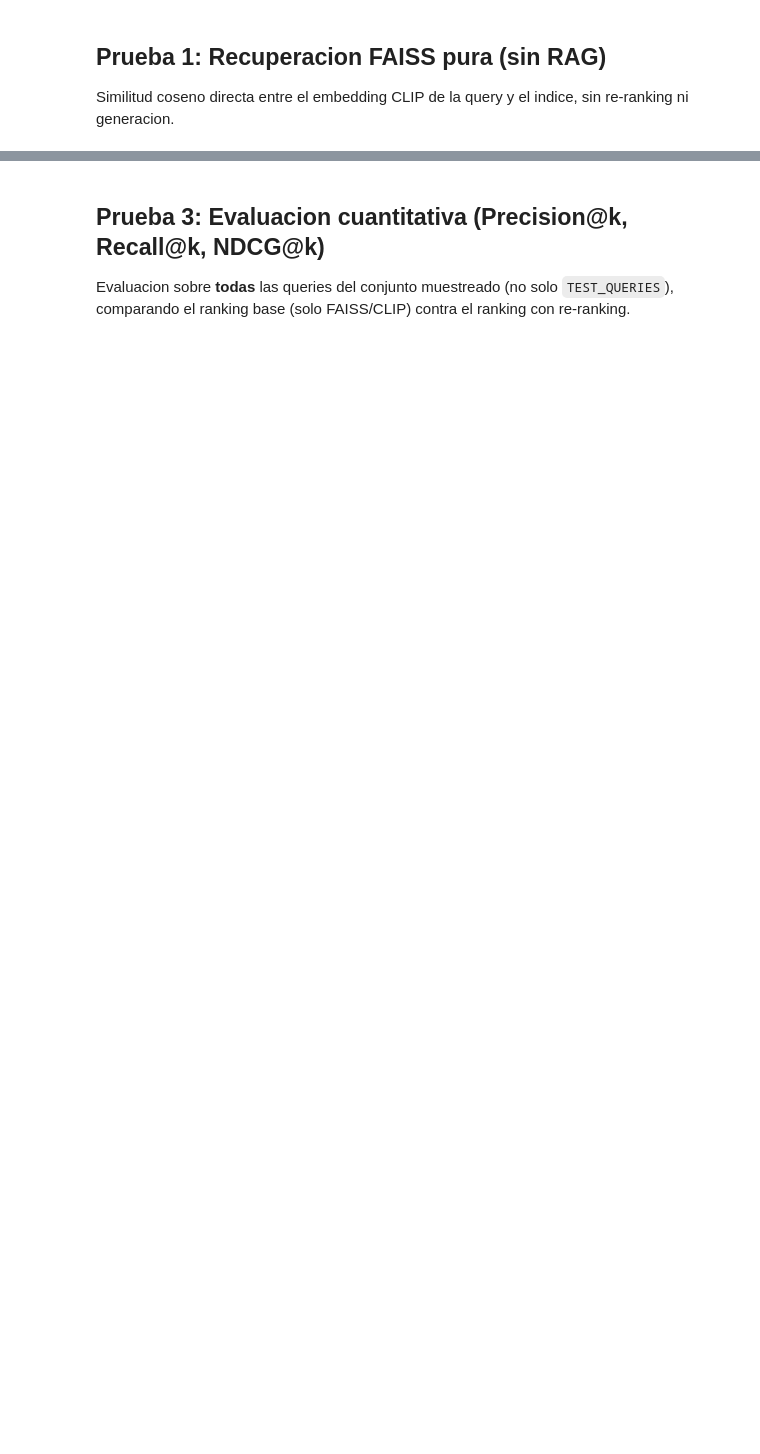
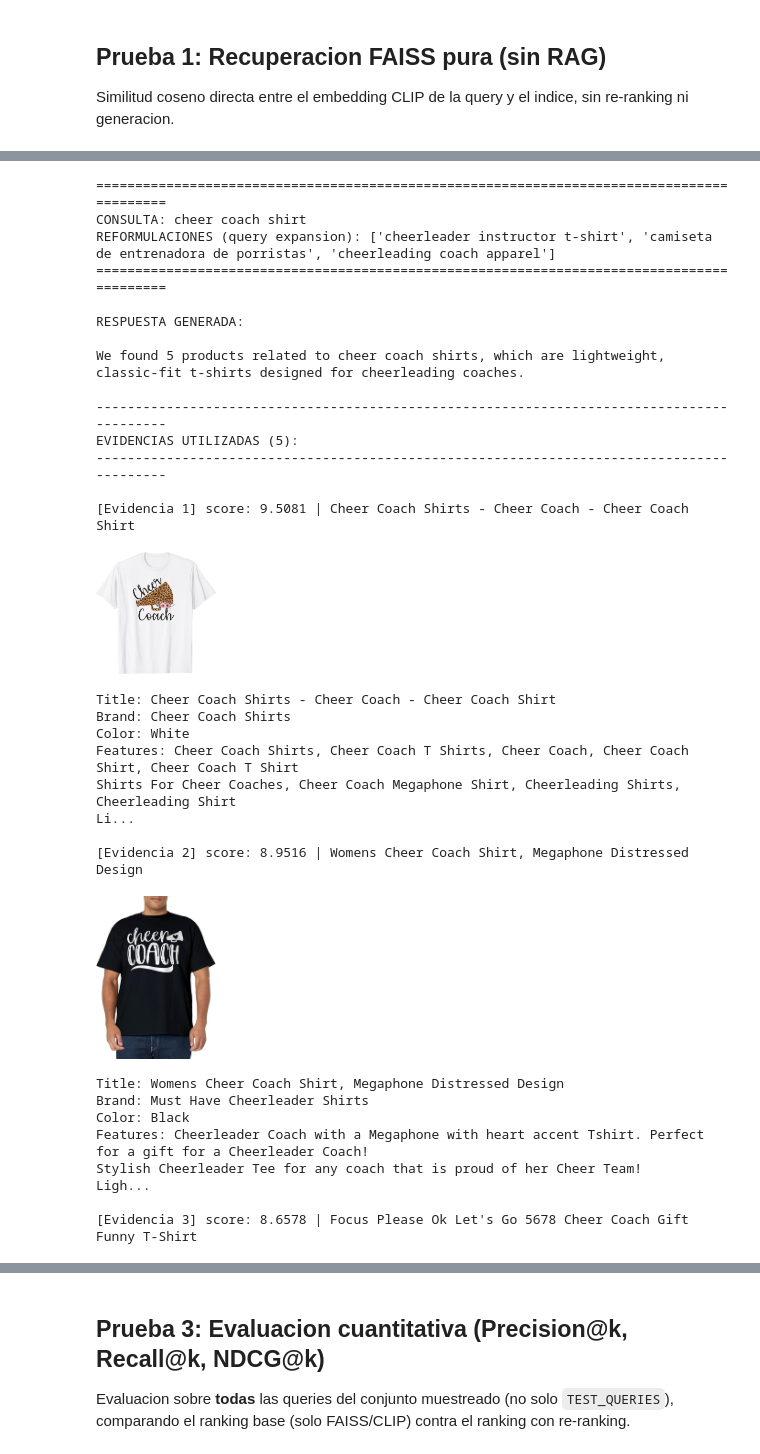
Before and after one commit to auber-8a/Sistema-de-Recuperaci-n-de-Informaci-n-Multimodal-con-RAG, a Jupyter notebook: proyecto_rag_multimodal.ipynb, the cells around one changed output, grey strips where cells are left out. Drawn from its saved outputs; the diff is of its cells as text; code cells hidden in the pictures; blank space fills up the shorter version.

```diff
--- a/proyecto_rag_multimodal.ipynb
+++ b/proyecto_rag_multimodal.ipynb
@@ -50,8 +62,9 @@ joined.head(3)
 # %%
-from src.corpus_builder import build_corpus
+from src.corpus_builder import construir_corpus
 
-# force_rebuild=False reutiliza el corpus ya construido en data/processed/ si existe
-products, qrels_sample = build_corpus(force_rebuild=False)
+# force_rebuild=False reutiliza el corpus ya construido en data/processed/ si existe.
+# construir_corpus() muestrea queries, arma la tabla de productos y descarga sus imagenes.
+products, qrels_sample = construir_corpus(force_rebuild=False)
 
 print("Productos en el corpus (con imagen descargada):", products.shape)
 print("Pares (query, producto) para evaluacion:", qrels_sample.shape)
@@ -71,8 +92,10 @@ from tqdm.auto import tqdm
 
 embedder = ClipEmbedder()
 
+# Un embedding multimodal por producto: promedio ponderado del embedding de texto
+# (titulo + marca + color + features + descripcion) y el de su imagen, renormalizado.
 product_embeddings = np.stack([
-    embedder.encode_multimodal_document(row.document, row.image_path)
+    embedder.codificar_documento_multimodal(row.document, row.image_path)
     for row in tqdm(products.itertuples(index=False), total=len(products), desc="Embeddings CLIP")
 ])
 
@@ -109,11 +137,14 @@ from src.reranker import Reranker
 
 reranker = Reranker()
 # %%
-def display_rag_result(result, max_chars=300):
+def mostrar_resultado_rag(result, max_chars=300):
+    """Imprime en formato legible el resultado de pipeline_rag: consulta, respuesta y evidencias."""
     print("=" * 90)
     print("CONSULTA:", result["query"])
     if result["effective_query"] != result["query"]:
         print("CONSULTA EFECTIVA (memoria):", result["effective_query"])
+    if result.get("query_variants"):
+        print("REFORMULACIONES (query expansion):", result["query_variants"])
     print("=" * 90)
     print("\nRESPUESTA GENERADA:\n")
     print(result["answer"])
@@ -234,14 +298,47 @@ con Gemini y despliegue de evidencias (texto + imagen + score).
 # %%
-from src.rag import rag_pipeline
+from src.rag import pipeline_rag
 
-rag_results = []
-for q in TEST_QUERIES:
-    result = rag_pipeline(
-        q,
-        embedder=embedder,
-        store=store,
-        reranker=reranker,
-        use_query_expansion=True,
-    )
-    rag_results.append(result)
-    display_rag_result(result)
+q = TEST_QUERIES[0]
+
+result = pipeline_rag(
+    q,
+    embedder=embedder,
+    store=store,
+    reranker=reranker,
+    use_query_expansion=True,
+)
+
+mostrar_resultado_rag(result)
+# %% [output]
+==========================================================================================
+CONSULTA: cheer coach shirt
+REFORMULACIONES (query expansion): ['cheerleader instructor t-shirt', 'camiseta de entrenadora de porristas', 'cheerleading coach apparel']
+==========================================================================================
+
+RESPUESTA GENERADA:
+
+We found 5 products related to cheer coach shirts, which are lightweight, classic-fit t-shirts designed for cheerleading coaches.
+
+------------------------------------------------------------------------------------------
+EVIDENCIAS UTILIZADAS (5):
+------------------------------------------------------------------------------------------
+
+[Evidencia 1] score: 9.5081 | Cheer Coach Shirts - Cheer Coach - Cheer Coach Shirt
+[figure, added]
+Title: Cheer Coach Shirts - Cheer Coach - Cheer Coach Shirt
+Brand: Cheer Coach Shirts
+Color: White
+Features: Cheer Coach Shirts, Cheer Coach T Shirts, Cheer Coach, Cheer Coach Shirt, Cheer Coach T Shirt
+Shirts For Cheer Coaches, Cheer Coach Megaphone Shirt, Cheerleading Shirts, Cheerleading Shirt
+Li...
+
+[Evidencia 2] score: 8.9516 | Womens Cheer Coach Shirt, Megaphone Distressed Design
+[figure, added]
+Title: Womens Cheer Coach Shirt, Megaphone Distressed Design
+Brand: Must Have Cheerleader Shirts
+Color: Black
+Features: Cheerleader Coach with a Megaphone with heart accent Tshirt. Perfect for a gift for a Cheerleader Coach!
+Stylish Cheerleader Tee for any coach that is proud of her Cheer Team!
+Ligh...
+
+[Evidencia 3] score: 8.6578 | Focus Please Ok Let's Go 5678 Cheer Coach Gift Funny T-Shirt
```
Also changed, not shown: parts of 19 cells of this notebook, 15 other files.
